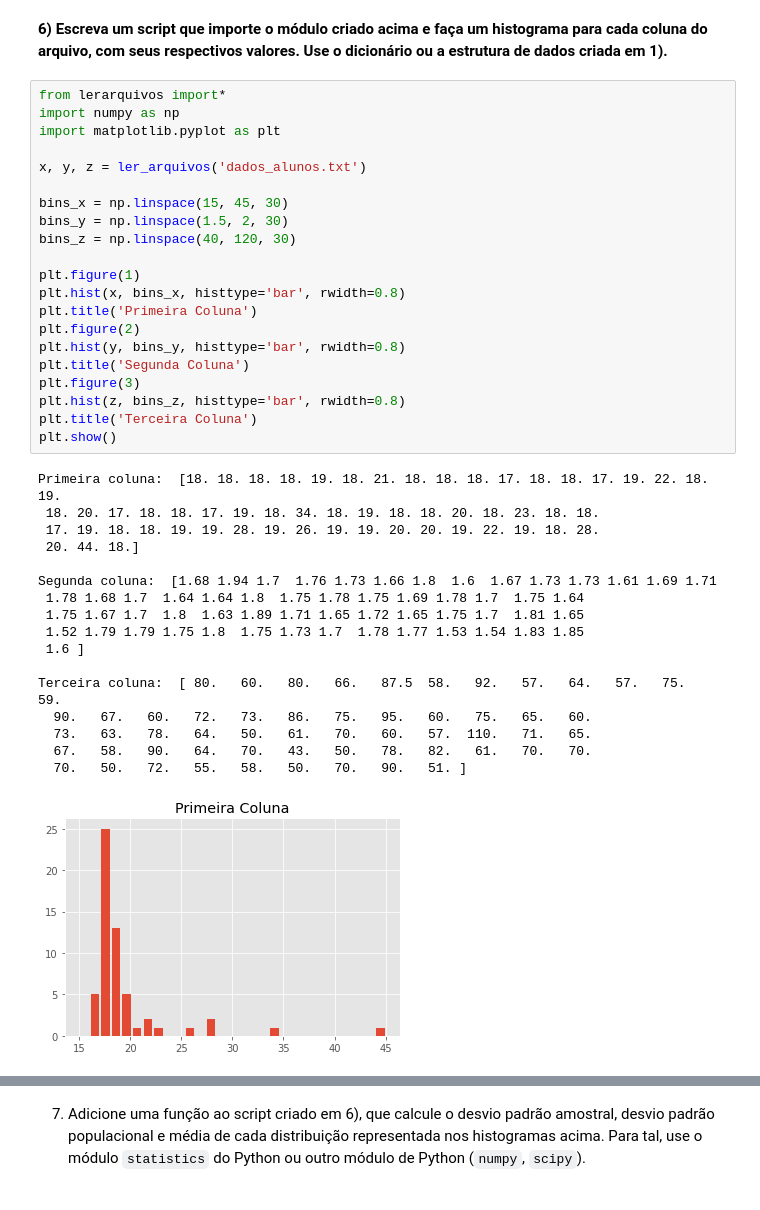
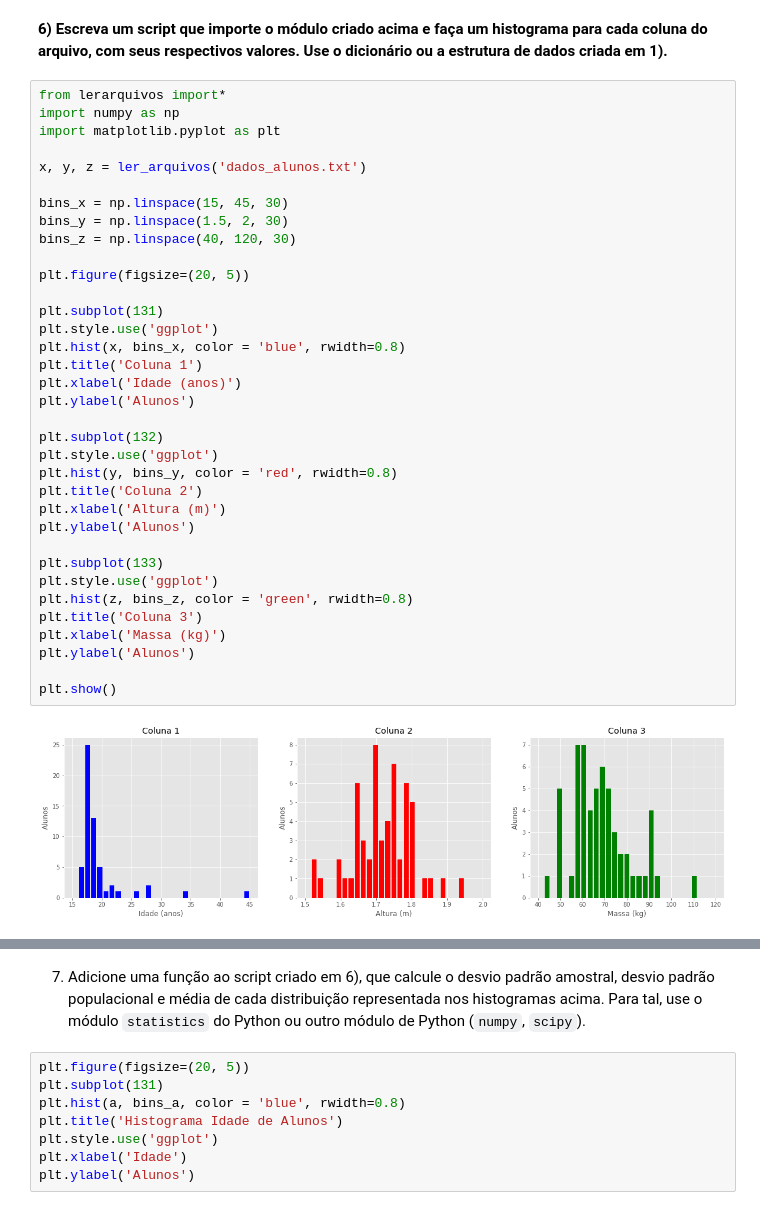
Before and after one commit to Edinaldobjr/aulas_de_python, a Jupyter notebook: exercicios/edinaldo_aula_9.ipynb, the cells around one changed output, grey strips where cells are left out. Cells and saved outputs as stored; diff of their text form.

```diff
--- a/exercicios/edinaldo_aula_9.ipynb
+++ b/exercicios/edinaldo_aula_9.ipynb
@@ -276,39 +273,37 @@ Overwriting lerarquivos.py
 # %%
 from lerarquivos import*
 import numpy as np
 import matplotlib.pyplot as plt
 
 x, y, z = ler_arquivos('dados_alunos.txt')
 
 bins_x = np.linspace(15, 45, 30)
 bins_y = np.linspace(1.5, 2, 30)
 bins_z = np.linspace(40, 120, 30)
 
-plt.figure(1)
-plt.hist(x, bins_x, histtype='bar', rwidth=0.8)
-plt.title('Primeira Coluna')
-plt.figure(2)
-plt.hist(y, bins_y, histtype='bar', rwidth=0.8)
-plt.title('Segunda Coluna')
-plt.figure(3)
-plt.hist(z, bins_z, histtype='bar', rwidth=0.8)
-plt.title('Terceira Coluna')
+plt.figure(figsize=(20, 5))
+
+plt.subplot(131)
+plt.style.use('ggplot')
+plt.hist(x, bins_x, color = 'blue', rwidth=0.8)
+plt.title('Coluna 1')
+plt.xlabel('Idade (anos)')
+plt.ylabel('Alunos')
+
+plt.subplot(132)
+plt.style.use('ggplot')
+plt.hist(y, bins_y, color = 'red', rwidth=0.8)
+plt.title('Coluna 2')
+plt.xlabel('Altura (m)')
+plt.ylabel('Alunos')
+
+plt.subplot(133)
+plt.style.use('ggplot')
+plt.hist(z, bins_z, color = 'green', rwidth=0.8)
+plt.title('Coluna 3')
+plt.xlabel('Massa (kg)')
+plt.ylabel('Alunos')
+
 plt.show()
 # %% [output]
-Primeira coluna:  [18. 18. 18. 18. 19. 18. 21. 18. 18. 18. 17. 18. 18. 17. 19. 22. 18. 19.
- 18. 20. 17. 18. 18. 17. 19. 18. 34. 18. 19. 18. 18. 20. 18. 23. 18. 18.
- 17. 19. 18. 18. 19. 19. 28. 19. 26. 19. 19. 20. 20. 19. 22. 19. 18. 28.
- 20. 44. 18.]
-
-Segunda coluna:  [1.68 1.94 1.7  1.76 1.73 1.66 1.8  1.6  1.67 1.73 1.73 1.61 1.69 1.71
- 1.78 1.68 1.7  1.64 1.64 1.8  1.75 1.78 1.75 1.69 1.78 1.7  1.75 1.64
- 1.75 1.67 1.7  1.8  1.63 1.89 1.71 1.65 1.72 1.65 1.75 1.7  1.81 1.65
- 1.52 1.79 1.79 1.75 1.8  1.75 1.73 1.7  1.78 1.77 1.53 1.54 1.83 1.85
- 1.6 ]
-
-Terceira coluna:  [ 80.   60.   80.   66.   87.5  58.   92.   57.   64.   57.   75.   59.
-  90.   67.   60.   72.   73.   86.   75.   95.   60.   75.   65.   60.
-  73.   63.   78.   64.   50.   61.   70.   60.   57.  110.   71.   65.
-  67.   58.   90.   64.   70.   43.   50.   78.   82.   61.   70.   70.
-  70.   50.   72.   55.   58.   50.   70.   90.   51. ]
-[figure, old version]
+[figure, new version]
@@ -317,5 +310,13 @@ Terceira coluna:  [ 80.   60.   80.   66.   87.5  58.   92.   57.   64.   57.
 # %% [markdown]
 7) Adicione uma função ao script criado em 6), que calcule o desvio padrão amostral, desvio padrão populacional e média de cada distribuição representada nos histogramas acima. Para tal, use o módulo `statistics` do Python ou outro módulo de Python (`numpy`, `scipy`).
+# %%
+plt.figure(figsize=(20, 5))
+plt.subplot(131)
+plt.hist(a, bins_a, color = 'blue', rwidth=0.8)
+plt.title('Histograma Idade de Alunos')
+plt.style.use('ggplot')
+plt.xlabel('Idade')
+plt.ylabel('Alunos')
 # %%
 from lerarquivos import*
 import numpy as np
```
Also changed, not shown: parts of 12 cells of this notebook.
